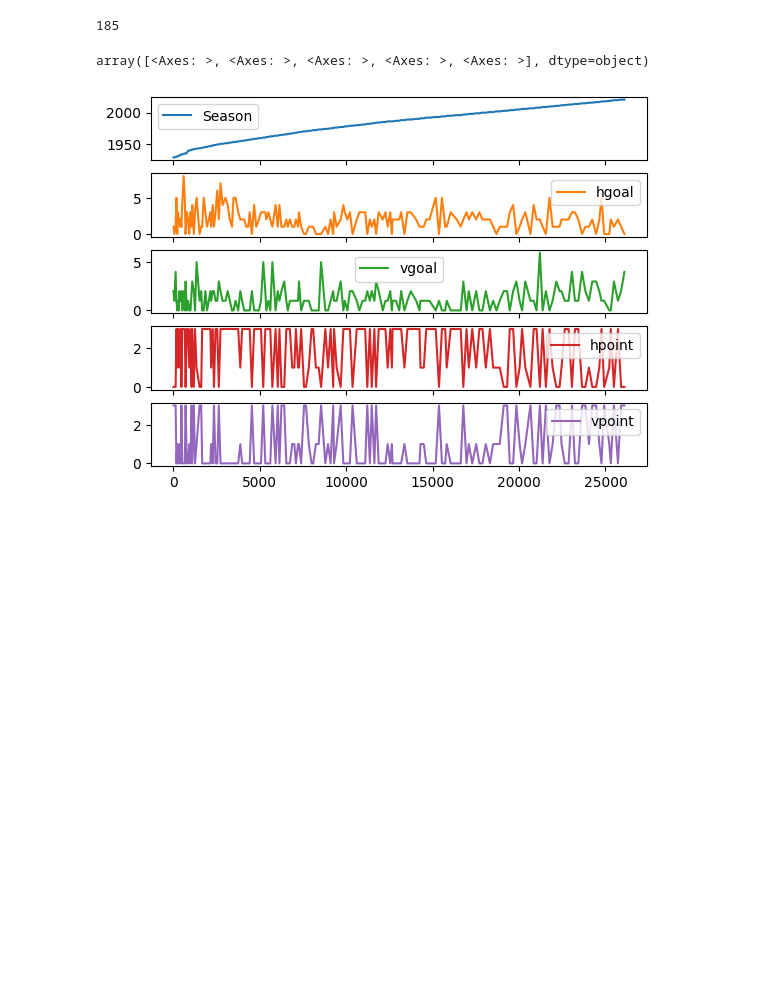
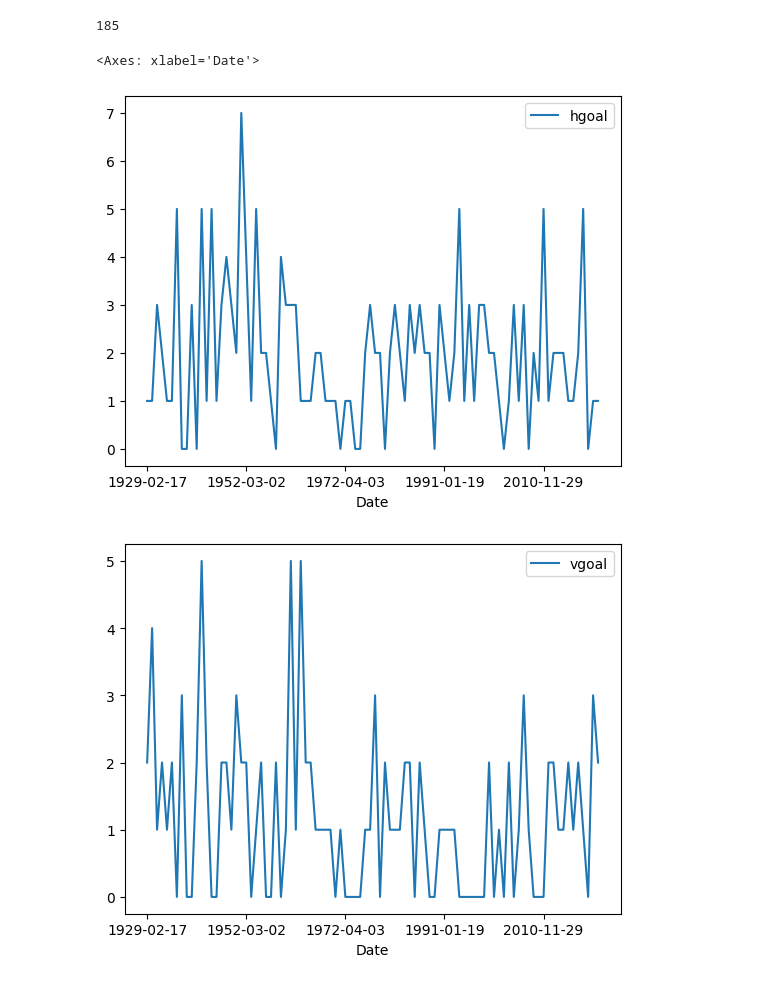
Before and after one commit to EvanDBush/soccer_rivalry_project, a Jupyter notebook: head_to_head.ipynb, the cells around one changed output. Cells and saved outputs as stored; diff of their text form; code cells hidden in the pictures; blank space fills up the shorter version.

Commit message:
updates plots in notebooks

```diff
--- a/head_to_head.ipynb
+++ b/head_to_head.ipynb
@@ -131,8 +131,10 @@ madrid_barca_df['hgoal'].sum()
 Total Goals Scored- Barcelona: 295, Real Madrid: 295
 Total Goals Allowed- Barcelona: 295, Real Madrid: 295
 185
-# %%
-head_to_head_df.plot(subplots=True)
-# %% [output]
-array([<Axes: >, <Axes: >, <Axes: >, <Axes: >, <Axes: >], dtype=object)
-[figure, removed]
+# %%
+barca_madrid_df.plot(x='Date', y= 'hgoal')
+barca_madrid_df.plot(x='Date', y= 'vgoal')
+# %% [output]
+<Axes: xlabel='Date'>
+[figure, added]
+[figure, added]
```
Also changed, not shown: 2 other files.
